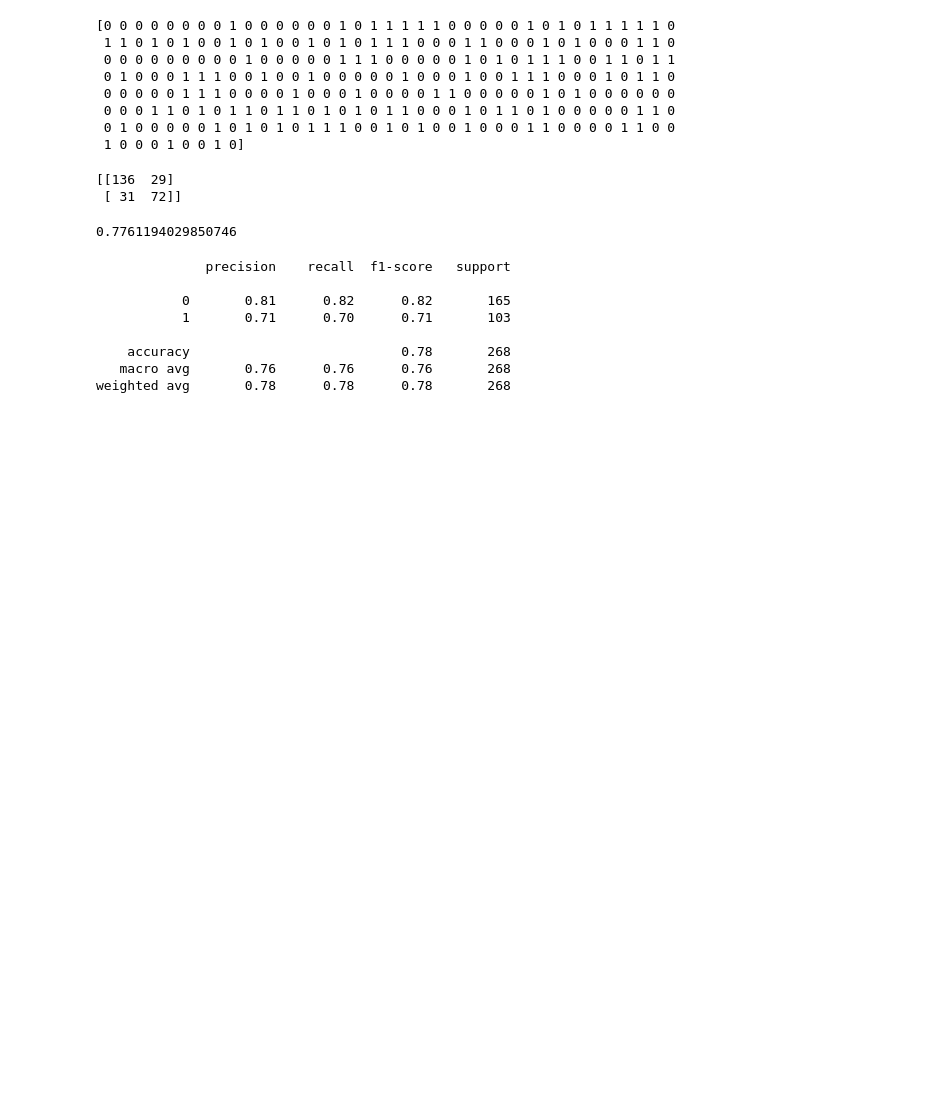
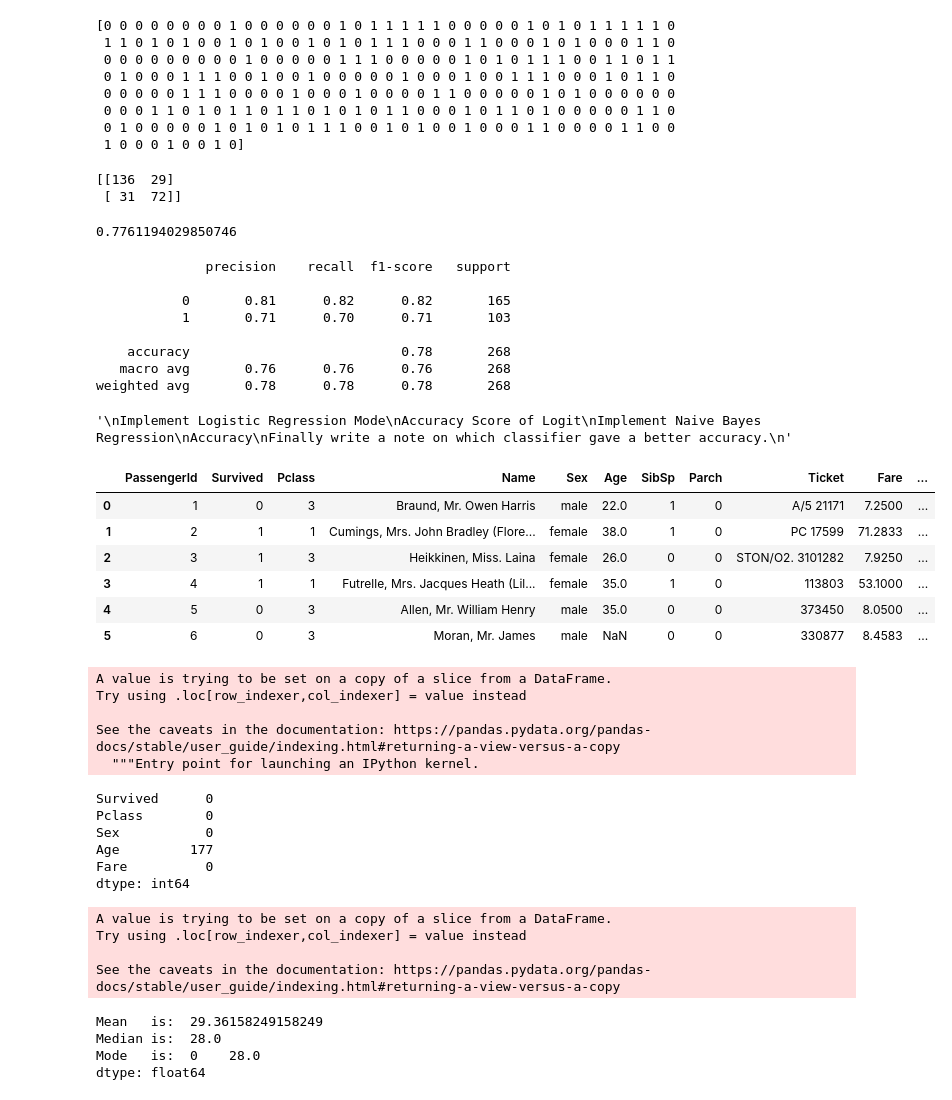
Before and after one commit to avinashkumar18/Lab, a Jupyter notebook: MLT_Lab/Lab_5_Implementation_of_logistic_regression.ipynb, the cells around one changed output. Saved outputs shown, nothing was run; the diff lists cells and outputs as text; code cells hidden in the pictures; blank space fills up the shorter version.

```diff
--- a/MLT_Lab/Lab_5_Implementation_of_logistic_regression.ipynb
+++ b/MLT_Lab/Lab_5_Implementation_of_logistic_regression.ipynb
@@ -145,3 +183,23 @@ print(report)
     accuracy                           0.78       268
    macro avg       0.76      0.76      0.76       268
 weighted avg       0.78      0.78      0.78       268
+# %%
+'''
+Implement Logistic Regression Mode
+Accuracy Score of Logit
+Implement Naive Bayes Regression
+Accuracy
+Finally write a note on which classifier gave a better accuracy.
+'''
+# %% [output]
+'\nImplement Logistic Regression Mode\nAccuracy Score of Logit\nImplement Naive Bayes Regression\nAccuracy\nFinally write a note on which classifier gave a better accuracy.\n'
+# %%
+train.head(6)
+# %% [output]
+|  | PassengerId | Survived | Pclass | Name | Sex | Age | SibSp | Parch | Ticket | Fare | ... |
+| 0 | 1 | 0 | 3 | Braund, Mr. Owen Harris | male | 22.0 | 1 | 0 | A/5 21171 | 7.2500 | ... |
+| 1 | 2 | 1 | 1 | Cumings, Mrs. John Bradley (Flore... | female | 38.0 | 1 | 0 | PC 17599 | 71.2833 | ... |
+| 2 | 3 | 1 | 3 | Heikkinen, Miss. Laina | female | 26.0 | 0 | 0 | STON/O2. 3101282 | 7.9250 | ... |
+| 3 | 4 | 1 | 1 | Futrelle, Mrs. Jacques Heath (Lil... | female | 35.0 | 1 | 0 | 113803 | 53.1000 | ... |
+| 4 | 5 | 0 | 3 | Allen, Mr. William Henry | male | 35.0 | 0 | 0 | 373450 | 8.0500 | ... |
+| 5 | 6 | 0 | 3 | Moran, Mr. James | male | NaN | 0 | 0 | 330877 | 8.4583 | ... |
@@ -147,0 +208,34 @@ weighted avg       0.78      0.78      0.78       268
+# %%
+new_df['Sex'] = new_df['Sex'].apply(lambda Sex:1 if Sex=='male' else 0)
+# %% [output]
+A value is trying to be set on a copy of a slice from a DataFrame.
+Try using .loc[row_indexer,col_indexer] = value instead
+
+See the caveats in the documentation: https://pandas.pydata.org/pandas-docs/stable/user_guide/indexing.html#returning-a-view-versus-a-copy
+  """Entry point for launching an IPython kernel.
+# %%
+new_df.isna().sum()
+# %% [output]
+Survived      0
+Pclass        0
+Sex           0
+Age         177
+Fare          0
+dtype: int64
+# %%
+# filling na with mode
+new_df['Age'] = df['Age'].fillna(df['Age'].mean())
+# %% [output]
+A value is trying to be set on a copy of a slice from a DataFrame.
+Try using .loc[row_indexer,col_indexer] = value instead
+
+See the caveats in the documentation: https://pandas.pydata.org/pandas-docs/stable/user_guide/indexing.html#returning-a-view-versus-a-copy
+# %%
+print('Mean   is: ',df['Age'].mean())
+print('Median is: ',df['Age'].median())
+print('Mode   is: ',df['Age'].mode())
+# %% [output]
+Mean   is:  29.36158249158249
+Median is:  28.0
+Mode   is:  0    28.0
+dtype: float64
```
Also changed, not shown: parts of 16 cells of this notebook.
